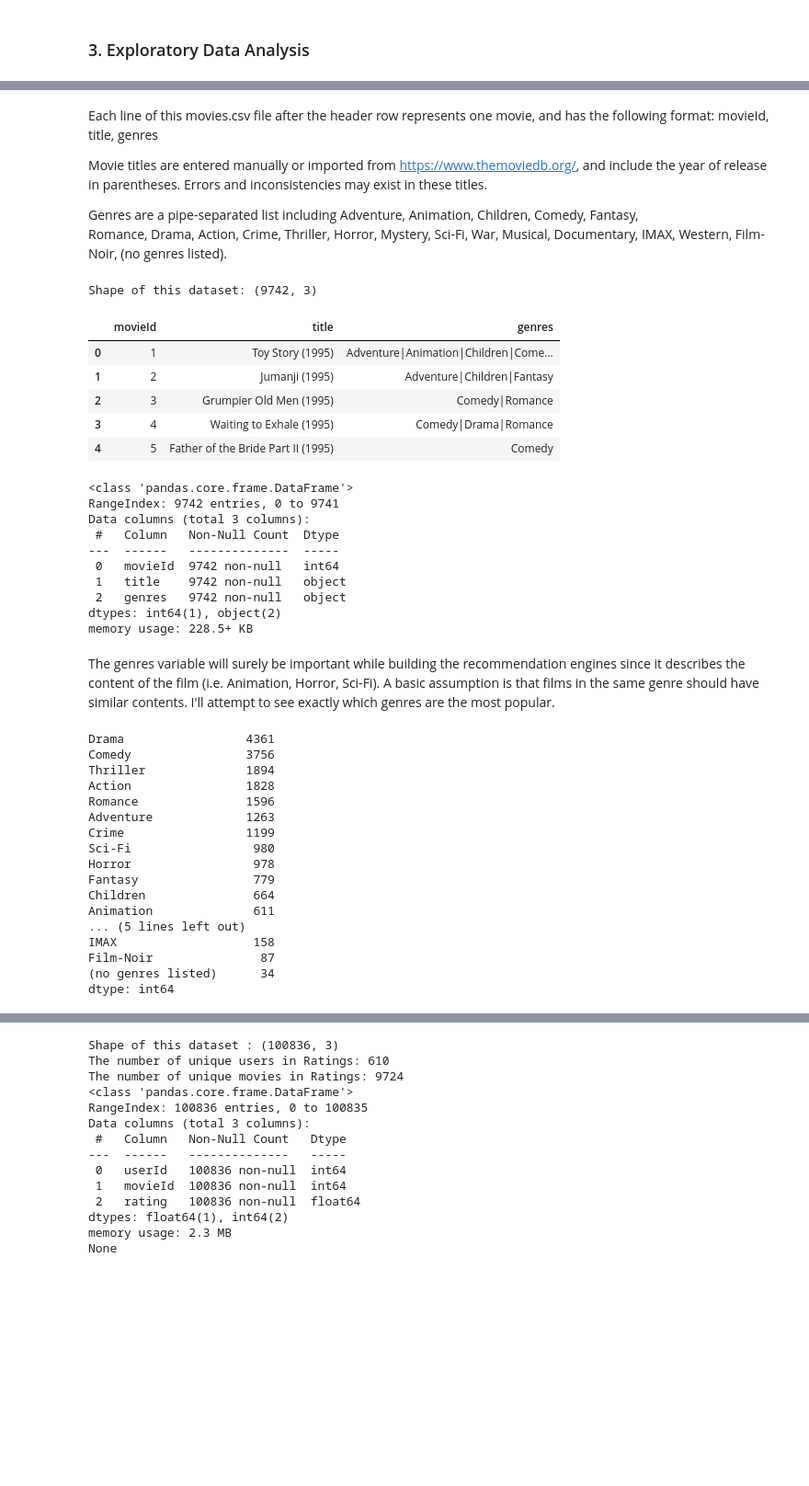
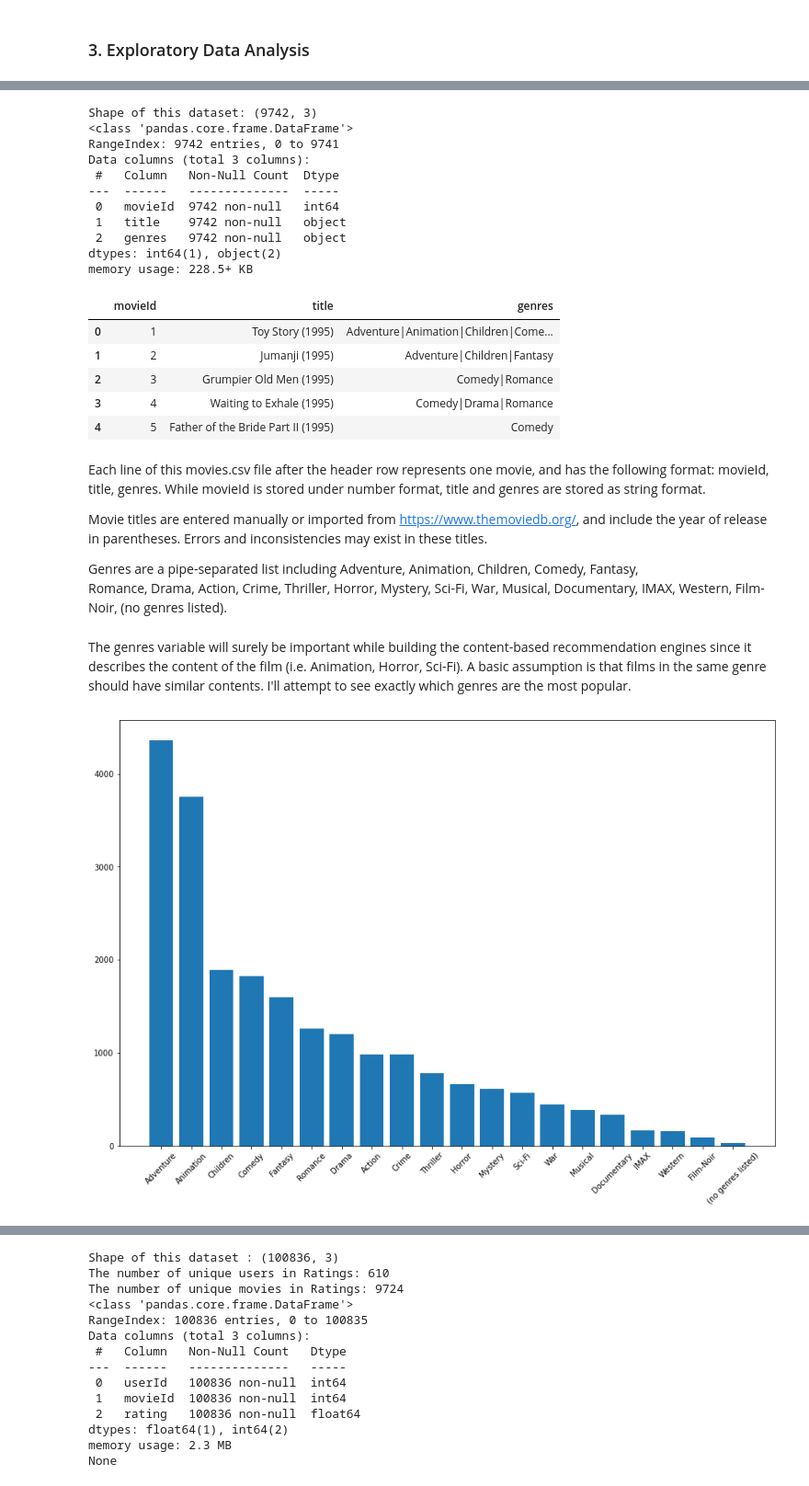
Before and after one commit to taingocbui/Recommendation-System---Collaborative-Filtering, a Jupyter notebook: project4.ipynb, the cells around one changed output, grey strips where cells are left out. Shown at 92% size. Cells and saved outputs as stored; diff of their text form; code cells hidden in the pictures; blank space fills up the shorter version.

```diff
--- a/project4.ipynb
+++ b/project4.ipynb
@@ -39,57 +46,41 @@ tags = pd.read_csv('data/tags.csv')
+# %%
+print('Shape of this dataset:',movies.shape)
+movies.info()
+movies.head()
+# %% [output]
+Shape of this dataset: (9742, 3)
+<class 'pandas.core.frame.DataFrame'>
+RangeIndex: 9742 entries, 0 to 9741
+Data columns (total 3 columns):
+ #   Column   Non-Null Count  Dtype
+---  ------   --------------  -----
+ 0   movieId  9742 non-null   int64
+ 1   title    9742 non-null   object
+ 2   genres   9742 non-null   object
+dtypes: int64(1), object(2)
+memory usage: 228.5+ KB
+|  | movieId | title | genres |
+| 0 | 1 | Toy Story (1995) | Adventure|Animation|Children|Come... |
+| 1 | 2 | Jumanji (1995) | Adventure|Children|Fantasy |
+| 2 | 3 | Grumpier Old Men (1995) | Comedy|Romance |
+| 3 | 4 | Waiting to Exhale (1995) | Comedy|Drama|Romance |
+| 4 | 5 | Father of the Bride Part II (1995) | Comedy |
 # %% [markdown]
-Each line of this movies.csv file after the header row represents one movie, and has the following format:
-movieId, title, genres
+Each line of this movies.csv file after the header row represents one movie, and has the following format: movieId, title, genres. While movieId is stored under number format, title and genres are stored as string format.
 
 Movie titles are entered manually or imported from https://www.themoviedb.org/, and include the year of release in parentheses. Errors and inconsistencies may exist in these titles.
 
 Genres are a pipe-separated list including Adventure, Animation, Children, Comedy, Fantasy,
 Romance, Drama, Action, Crime, Thriller, Horror, Mystery, Sci-Fi, War, Musical, Documentary,
 IMAX, Western, Film-Noir, (no genres listed).
-# %%
-print('Shape of this dataset:',movies.shape)
-movies.head()
-# %% [output]
-Shape of this dataset: (9742, 3)
-|  | movieId | title | genres |
-| 0 | 1 | Toy Story (1995) | Adventure|Animation|Children|Come... |
-| 1 | 2 | Jumanji (1995) | Adventure|Children|Fantasy |
-| 2 | 3 | Grumpier Old Men (1995) | Comedy|Romance |
-| 3 | 4 | Waiting to Exhale (1995) | Comedy|Drama|Romance |
-| 4 | 5 | Father of the Bride Part II (1995) | Comedy |
-# %%
-movies.info()
-# %% [output]
-<class 'pandas.core.frame.DataFrame'>
-RangeIndex: 9742 entries, 0 to 9741
-Data columns (total 3 columns):
- #   Column   Non-Null Count  Dtype
----  ------   --------------  -----
- 0   movieId  9742 non-null   int64
- 1   title    9742 non-null   object
- 2   genres   9742 non-null   object
-dtypes: int64(1), object(2)
-memory usage: 228.5+ KB
 # %% [markdown]
-The genres variable will surely be important while building the recommendation engines since it describes the content of the film (i.e. Animation, Horror, Sci-Fi). A basic assumption is that films in the same genre should have similar contents. I'll attempt to see exactly which genres are the most popular.
+The genres variable will surely be important while building the content-based recommendation engines since it describes the content of the film (i.e. Animation, Horror, Sci-Fi). A basic assumption is that films in the same genre should have similar contents. I'll attempt to see exactly which genres are the most popular.
 # %%
 stacked = pd.DataFrame(movies.genres.str.split("|").tolist()).stack()
-print(stacked.value_counts())
+fig, ax = plt.subplots(figsize = (15,10))
+plt.bar(stacked.unique(), stacked.value_counts())
+plt.xticks(rotation = 45)
+plt.show()
 # %% [output]
-Drama                 4361
-Comedy                3756
-Thriller              1894
-Action                1828
-Romance               1596
-Adventure             1263
-Crime                 1199
-Sci-Fi                 980
-Horror                 978
-Fantasy                779
-Children               664
-Animation              611
-... (5 lines left out)
-IMAX                   158
-Film-Noir               87
-(no genres listed)      34
-dtype: int64
+[figure, added]
 # %% [markdown]
```
Also changed, not shown: parts of 44 cells of this notebook, 4 other files.
